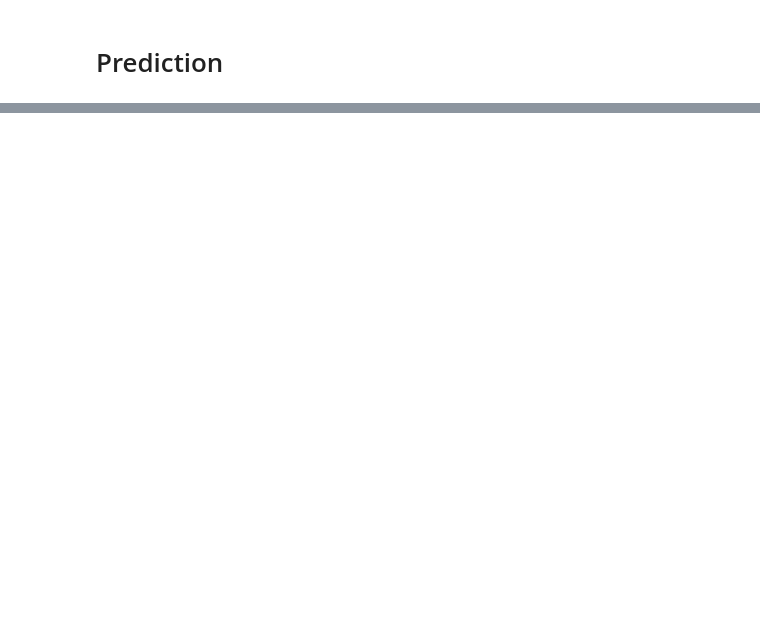
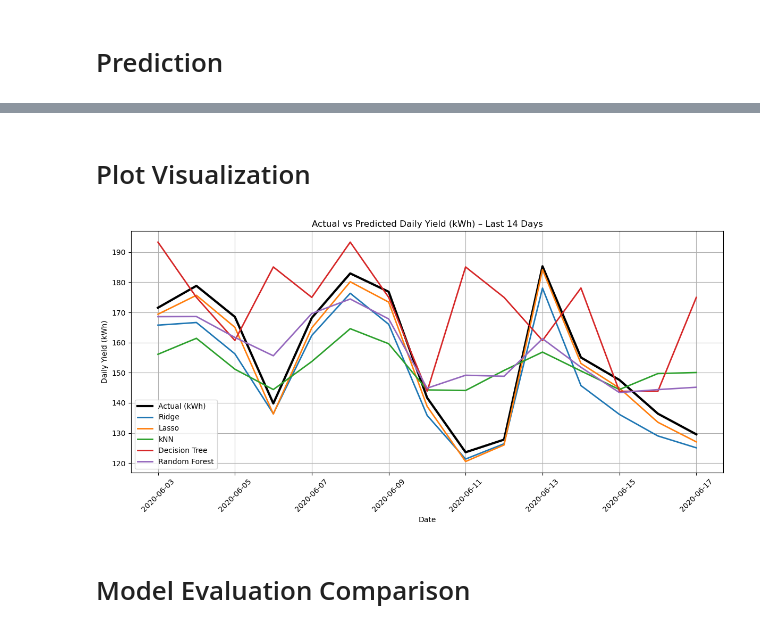
Before and after one commit to Jacob3008/Machine-Learning-Project-3, a Jupyter notebook: ML Project 3.ipynb, the cells around one changed output, grey strips where cells are left out. Drawn from its saved outputs; the diff is of its cells as text; code cells hidden in the pictures; blank space fills up the shorter version.

```diff
--- a/ML Project 3.ipynb
+++ b/ML Project 3.ipynb
@@ -107,2 +464,12 @@ Ridge()
+# %%
+
+rf = RandomForestRegressor(
+    n_estimators=300,
+    max_depth=None,
+    random_state=42
+)
+
+rf.fit(X_train, y_train)
+rf_pred = rf.predict(X_test)
 # %% [markdown]
 # Prediction
@@ -152,0 +584,23 @@ plt.show()
+# %% [markdown]
+# Plot Visualization
+# %%
+plt.figure(figsize=(12,6))
+
+plt.plot(combined_results['date'], combined_results['Actual (kWh)'],
+         label='Actual (kWh)', linewidth=3, color='black')
+
+for model in ['Ridge', 'Lasso', 'kNN', 'Decision Tree', 'Random Forest']:
+    plt.plot(combined_results['date'], combined_results[model], linewidth=2, label=model)
+
+plt.title("Actual vs Predicted Daily Yield (kWh) – Last 14 Days")
+plt.xlabel("Date")
+plt.ylabel("Daily Yield (kWh)")
+plt.xticks(rotation=45)
+plt.grid(True)
+plt.legend()
+plt.tight_layout()
+plt.show()
+# %% [output]
+[figure, added]
+# %% [markdown]
+# Model Evaluation Comparison
```
Also changed, not shown: parts of 38 cells of this notebook, 1 other file.
